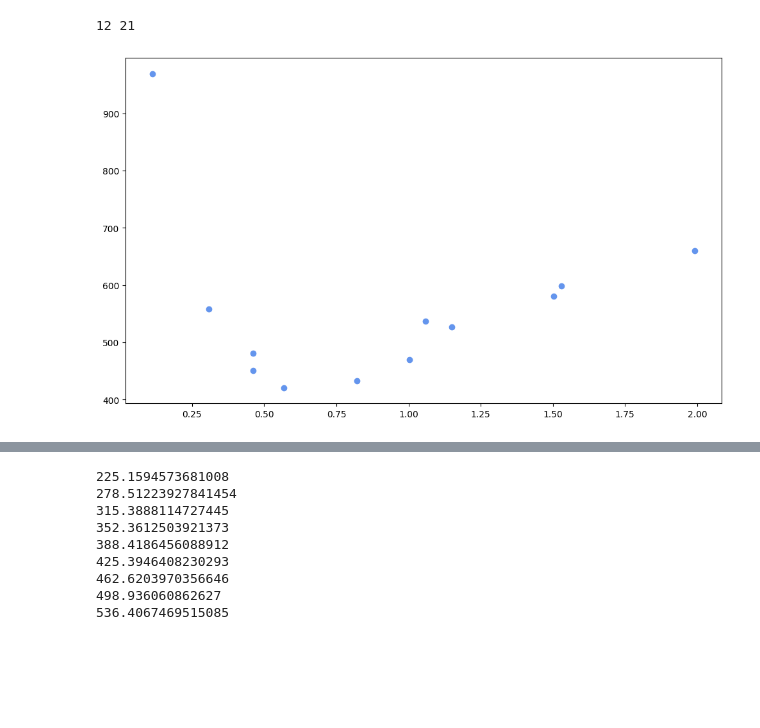
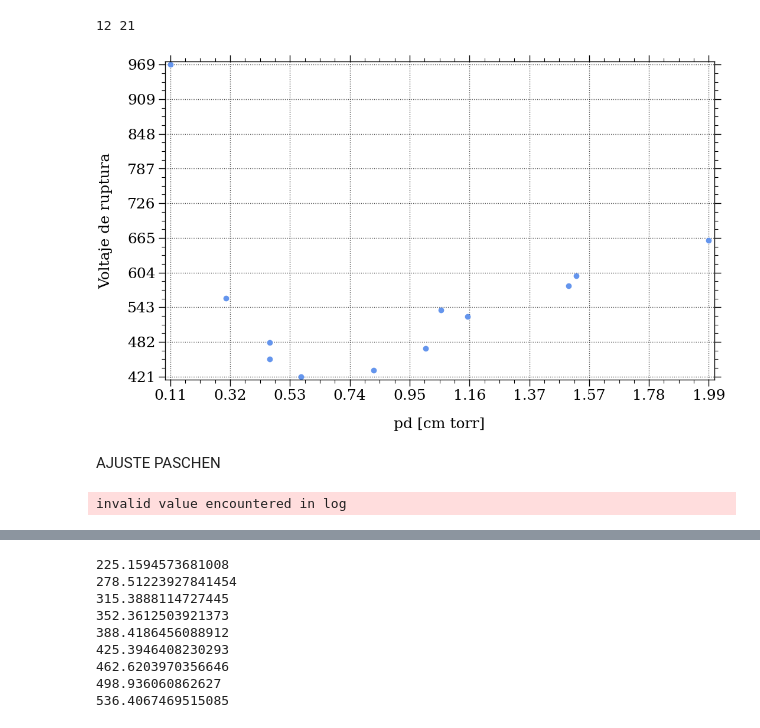
Before and after one commit to Luciocoro/Labo5-Glow, a Jupyter notebook: figuras 25-10.ipynb, the cells around one changed output, grey strips where cells are left out. Saved outputs shown, nothing was run; the diff lists cells and outputs as text; code cells hidden in the pictures; blank space fills up the shorter version.

```diff
--- a/figuras 25-10.ipynb
+++ b/figuras 25-10.ipynb
@@ -5,6 +5,9 @@ import pandas as pd
 from os import listdir
 from os.path import isfile, join
 from math import gcd
+from scipy.optimize import curve_fit
+
+plt.style.use('./figuras.mplstyle')
 # %%
 nro_medicion = 50
 path = f'./25-10/Medición nro {nro_medicion}.csv'
@@ -150,9 +153,40 @@ paschen_nr_revised = [ 1.50269221,
 print(len(V_ruptura),len(paschen_nr))
 # %% [output]
 12 21
-# %%
-fig, ax = plt.subplots(figsize = (12,7))
-
-ax.scatter(paschen_nr_revised,V_ruptura,color = 'cornflowerblue');
-# %% [output]
-[figure, removed]
+# %%
+fig, ax = plt.subplots(figsize = (12,7))
+
+ax.scatter(paschen_nr_revised,V_ruptura,color = 'cornflowerblue');
+# ax.set_title(f'{file}',fontsize = fnt_size + 2)
+ax.set_xlabel('pd [cm torr]',fontsize = fnt_size)
+ax.set_ylabel('Voltaje de ruptura',fontsize = fnt_size)
+ax.grid()
+ax.grid(alpha = 0.7)
+# ax.set_xlim(min(paschen_nr_revised),max(paschen_nr_revised))
+ax.margins(x = 0.01 , y = 0.01)
+ax.minorticks_on()
+
+
+#Eje X
+xlabels = np.linspace(min(paschen_nr_revised),max(paschen_nr_revised),10,endpoint = True)
+ax.set_xticks(xlabels);
+ax.set_xticklabels([f'{number:.2f}' for number in xlabels]);
+
+#Eje X
+ylabels = np.linspace(min(V_ruptura),max(V_ruptura),10,endpoint = True)
+ax.set_yticks(ylabels);
+ax.set_yticklabels([f'{number:.0f}' for number in ylabels]);
+fig.savefig(f'./25-10/Figuras/Paschen/Paschen Curve.pdf',dpi = 800, bbox_inches = 'tight');
+# %% [output]
+[figure, added]
+# %% [markdown]
+AJUSTE PASCHEN
+# %%
+def paschen_curve(pd,B,delta,A):
+    pd_delta = pd + delta
+    V_ruptura = (B*(pd + delta))/np.log(A*(pd + delta))
+    return V_ruptura
+
+popt, pcov = curve_fit(paschen_curve,xdata = paschen_nr_revised, ydata = V_ruptura,p0 = [1,5,1])
+# %% [output]
+invalid value encountered in log
```
Also changed, not shown: parts of 2 cells of this notebook, 3 other files.
